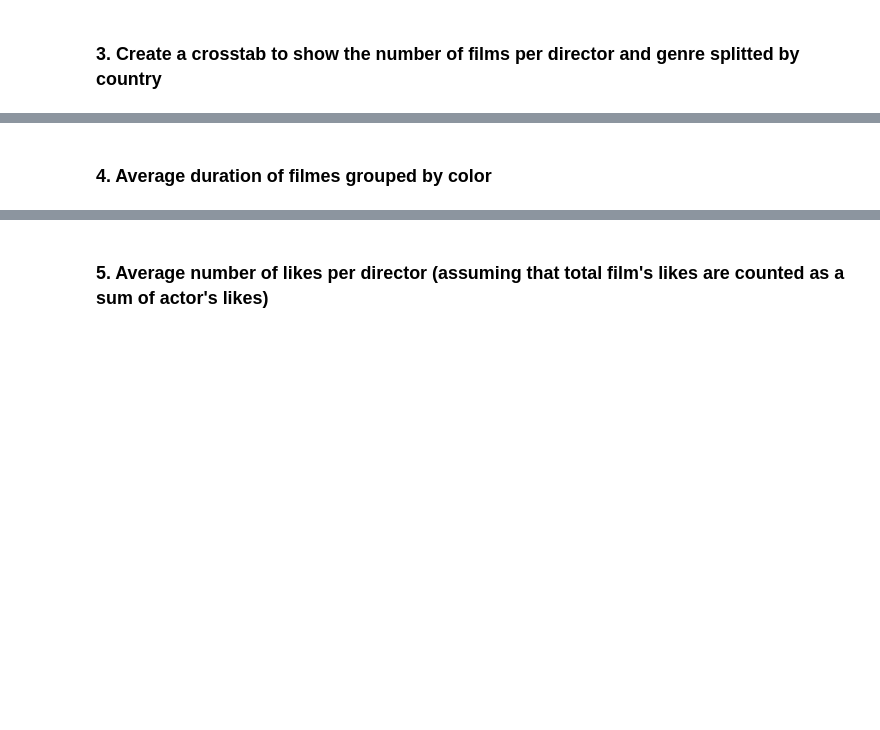
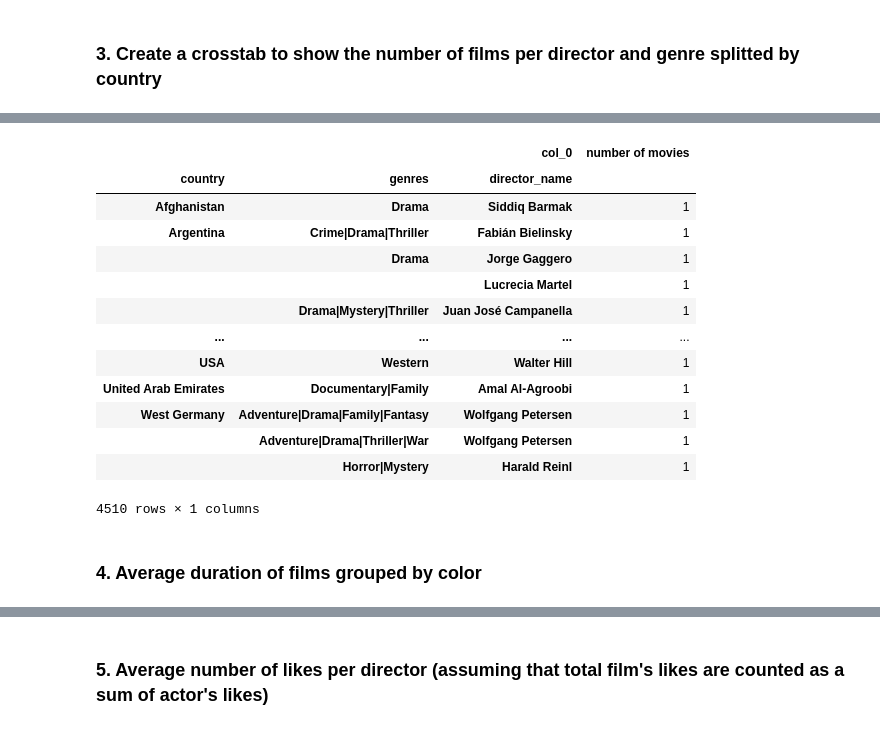
Before and after one commit to matthieubaillard/DAFT_0410, a Jupyter notebook: module_2/Lab_5_ Pivot-Tables-and-Crosstab/Crosstabs.ipynb, the cells around one changed output, grey strips where cells are left out. Saved outputs shown, nothing was run; the diff lists cells and outputs as text; code cells hidden in the pictures; blank space fills up the shorter version.

```diff
--- a/module_2/Lab_5_ Pivot-Tables-and-Crosstab/Crosstabs.ipynb
+++ b/module_2/Lab_5_ Pivot-Tables-and-Crosstab/Crosstabs.ipynb
@@ -84,2 +174,21 @@ moovies_country
+# %%
+#Number of movies per director per genre per country (sorted by country)
+
+pd.crosstab(index=[moovies['country'], moovies['genres'], moovies['director_name']], columns='number of movies').sort_values(['country', 'genres', 'director_name'], ascending=[True, True, True])
+# %% [output]
+|  |  | col_0 | number of movies |
+| country | genres | director_name |  |
+| Afghanistan | Drama | Siddiq Barmak | 1 |
+| Argentina | Crime|Drama|Thriller | Fabián Bielinsky | 1 |
+|  | Drama | Jorge Gaggero | 1 |
+|  |  | Lucrecia Martel | 1 |
+|  | Drama|Mystery|Thriller | Juan José Campanella | 1 |
+| ... | ... | ... | ... |
+| USA | Western | Walter Hill | 1 |
+| United Arab Emirates | Documentary|Family | Amal Al-Agroobi | 1 |
+| West Germany | Adventure|Drama|Family|Fantasy | Wolfgang Petersen | 1 |
+|  | Adventure|Drama|Thriller|War | Wolfgang Petersen | 1 |
+|  | Horror|Mystery | Harald Reinl | 1 |
+4510 rows × 1 columns
 # %% [markdown]
-### 4. Average duration of filmes grouped by color
+### 4. Average duration of films grouped by color
```
Also changed, not shown: parts of 11 cells of this notebook.
